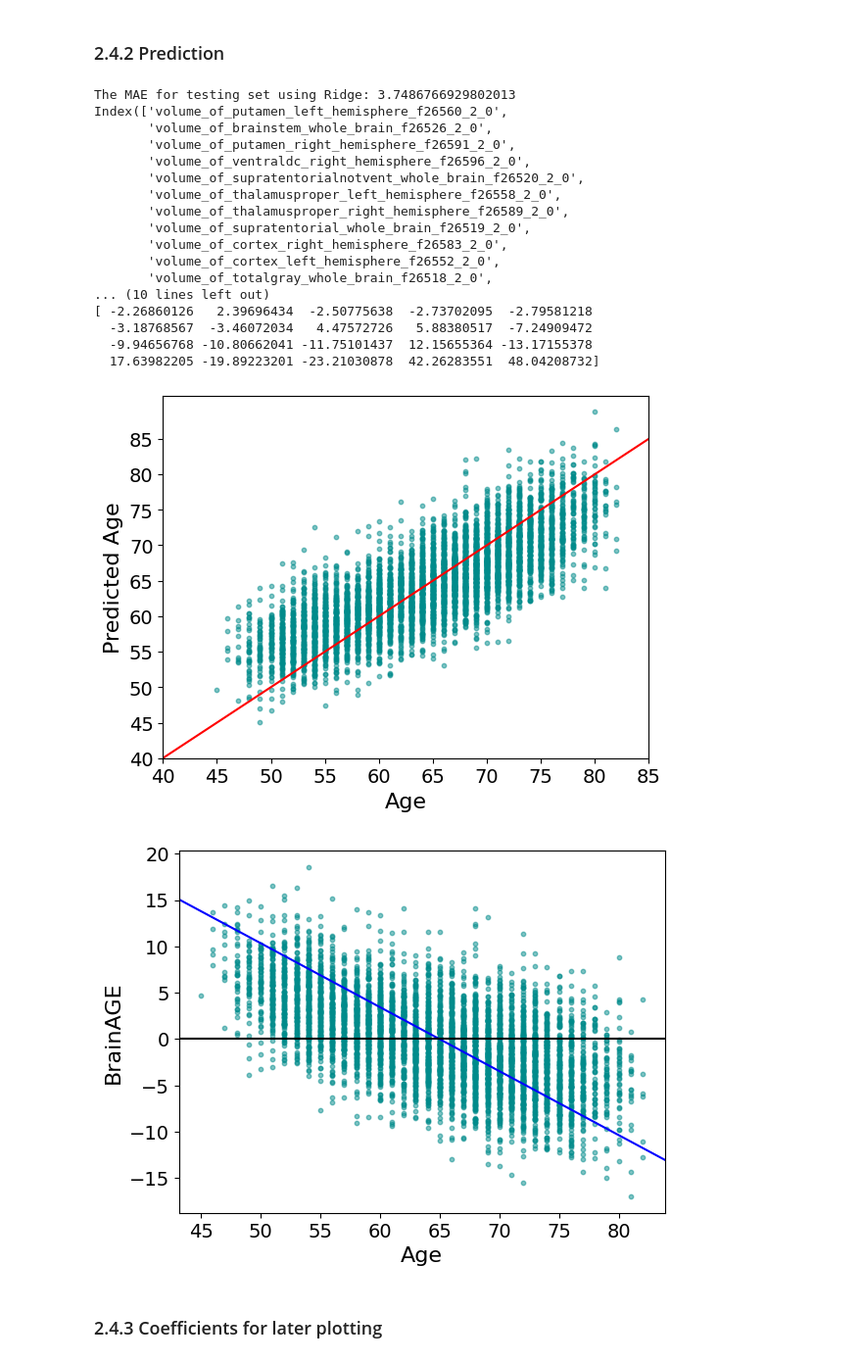
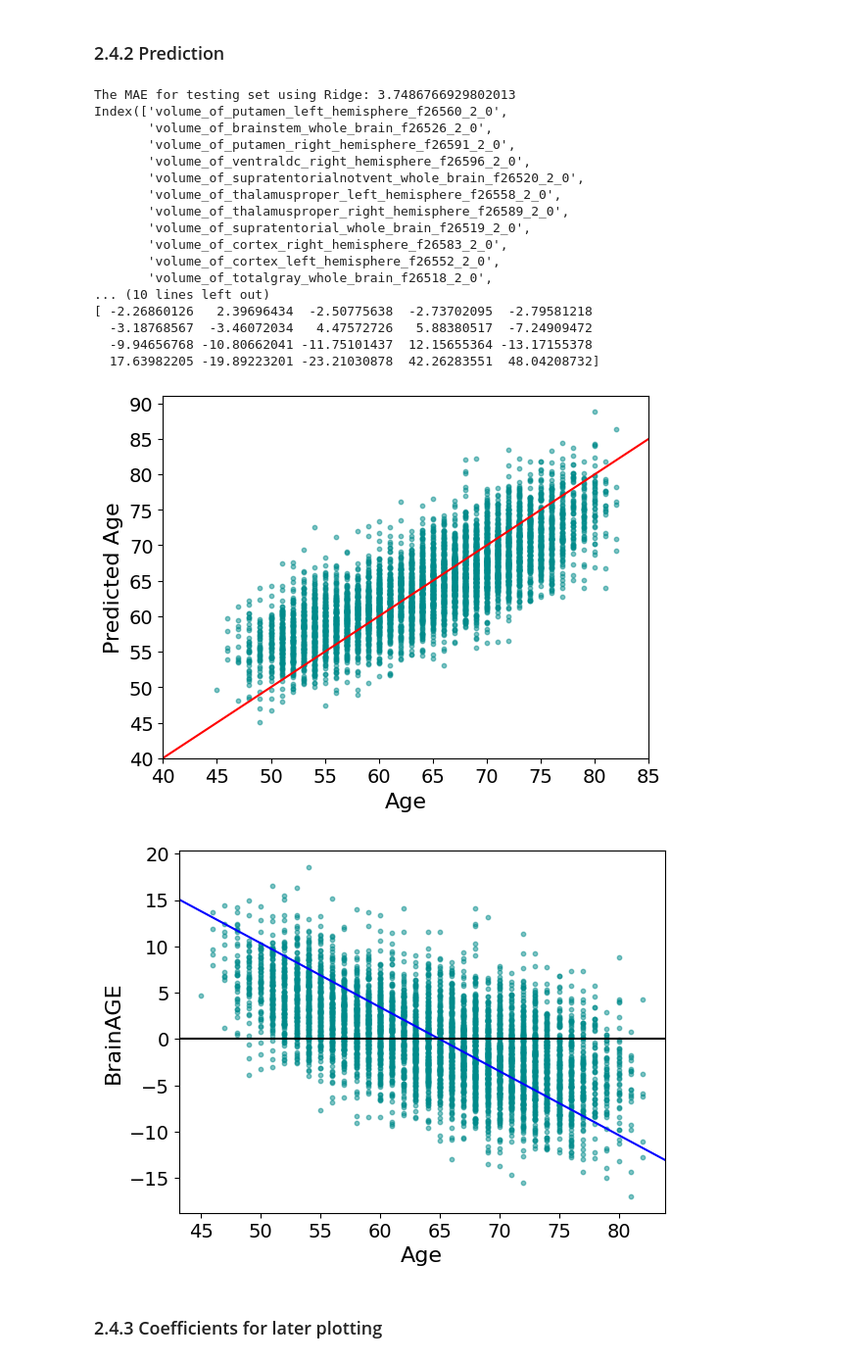
Before and after one commit to ivychad/Physical-Activity-BrainAGE, a Jupyter notebook: 2 BrainAge.ipynb, the cells around one changed output. Shown at 98% size. Cells and saved outputs as stored; diff of their text form; code cells hidden in the pictures.

```diff
--- a/2 BrainAge.ipynb
+++ b/2 BrainAge.ipynb
@@ -618,7 +618,7 @@ plt.figure()
 plt.scatter(Y_test, y_pred_Ridge, alpha=0.5, s=10, color = "darkcyan")
 plt.axline((60,60), slope=1, color='r')
 plt.xticks(range(40,90,5))
-plt.yticks(range(40,90,5))
+plt.yticks(range(40,95,5))
 plt.ylabel('Predicted Age', fontsize = 16)
 plt.xlabel('Age', fontsize = 16)
 plt.xticks(fontsize = 14)
@@ -626,34 +626,34 @@ plt.yticks(fontsize=14)
 plt.show()
 
 # plot the brainAGE and a line with the correlation between brainAGE and age
 plt.figure()
 plt.scatter(Y_test,brain_age_delta_Ridge, alpha=0.5, s=10, color = "darkcyan")
 plt.axline((65,0), slope=-0.69, color="blue")
 plt.axline((60,0),slope=0, color = "black")
 plt.ylabel("BrainAGE", fontsize = 16)
 plt.xlabel("Age", fontsize = 16)
 plt.xticks(fontsize = 14)
 plt.yticks(fontsize=14)
 plt.show()
 # %% [output]
 The MAE for testing set using Ridge: 3.7486766929802013
 Index(['volume_of_putamen_left_hemisphere_f26560_2_0',
        'volume_of_brainstem_whole_brain_f26526_2_0',
        'volume_of_putamen_right_hemisphere_f26591_2_0',
        'volume_of_ventraldc_right_hemisphere_f26596_2_0',
        'volume_of_supratentorialnotvent_whole_brain_f26520_2_0',
        'volume_of_thalamusproper_left_hemisphere_f26558_2_0',
        'volume_of_thalamusproper_right_hemisphere_f26589_2_0',
        'volume_of_supratentorial_whole_brain_f26519_2_0',
        'volume_of_cortex_right_hemisphere_f26583_2_0',
        'volume_of_cortex_left_hemisphere_f26552_2_0',
        'volume_of_totalgray_whole_brain_f26518_2_0',
 ... (10 lines left out)
 [ -2.26860126   2.39696434  -2.50775638  -2.73702095  -2.79581218
   -3.18768567  -3.46072034   4.47572726   5.88380517  -7.24909472
   -9.94656768 -10.80662041 -11.75101437  12.15655364 -13.17155378
   17.63982205 -19.89223201 -23.21030878  42.26283551  48.04208732]
-[figure, old version]
+[figure, new version]
 [figure]
 # %% [markdown]
 ### 2.4.3 Coefficients for later plotting
```
Also changed, not shown: parts of 5 cells of this notebook, 1 other file.
